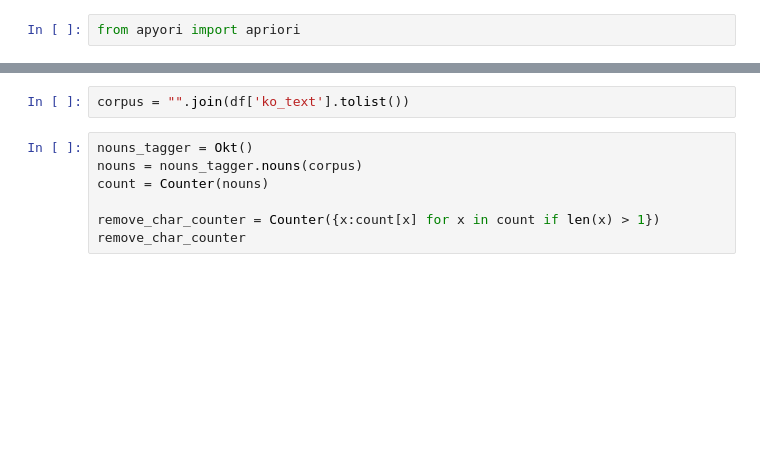
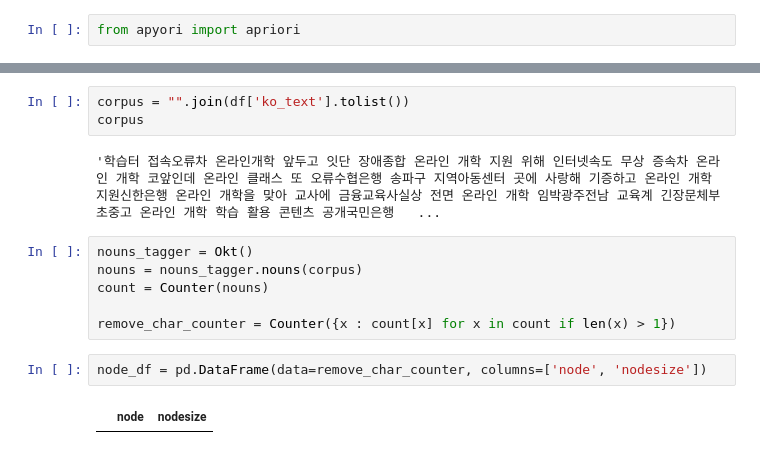
Before and after one commit to luckycontrol/DataScience, a Jupyter notebook: bigdata_07/07_practice.ipynb, the cells around one changed output, grey strips where cells are left out. Drawn from its saved outputs; the diff is of its cells as text; blank space fills up the shorter version.

```diff
--- a/bigdata_07/07_practice.ipynb
+++ b/bigdata_07/07_practice.ipynb
@@ -68,9 +159,15 @@ network_df
 # %%
 corpus = "".join(df['ko_text'].tolist())
+corpus
+# %% [output]
+'학습터 접속오류차 온라인개학 앞두고 잇단 장애종합 온라인 개학 지원 위해 인터넷속도 무상 증속차 온라인 개학 코앞인데 온라인 클래스 또 오류수협은행 송파구 지역아동센터 곳에 사랑해 기증하고 온라인 개학 지원신한은행 온라인 개학을 맞아 교사에 금융교육사실상 전면 온라인 개학 임박광주전남 교육계 긴장문체부 초중고 온라인 개학 학습 활용 콘텐츠 공개국민은행   ...
 # %%
 nouns_tagger = Okt()
 nouns = nouns_tagger.nouns(corpus)
 count = Counter(nouns)
 
-remove_char_counter = Counter({x:count[x] for x in count if len(x) > 1})
-remove_char_counter
+remove_char_counter = Counter({x : count[x] for x in count if len(x) > 1})
+# %%
+node_df = pd.DataFrame(data=remove_char_counter, columns=['node', 'nodesize'])
+# %% [output]
+|  | node | nodesize |
```
Also changed, not shown: parts of 10 cells of this notebook.
